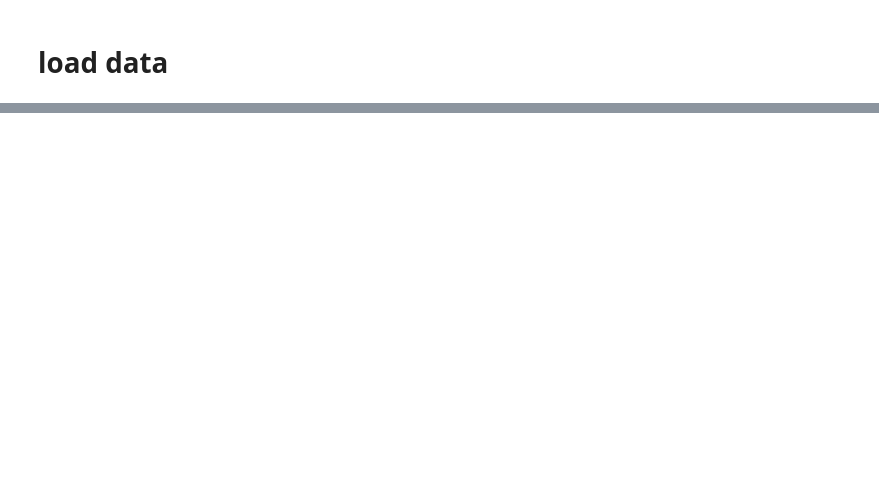
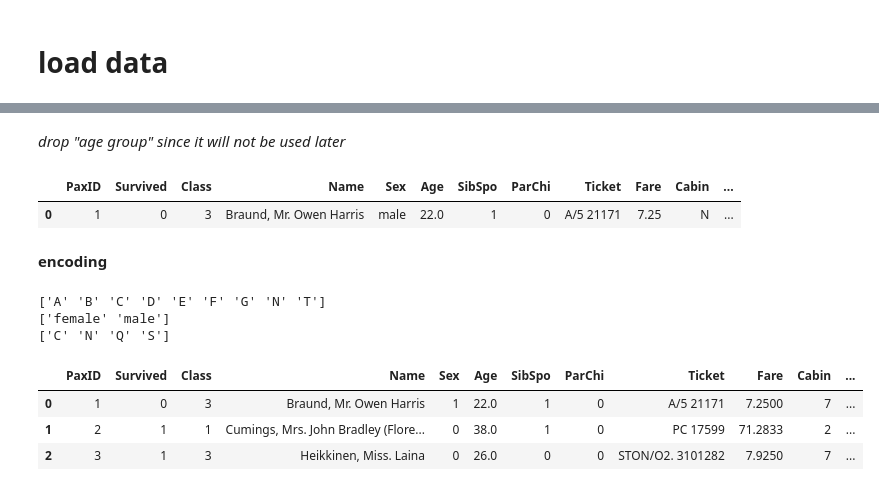
Before and after one commit to Tershire/Python_ML, a Jupyter notebook: S02/L045_titanic_survivor_prediction.ipynb, the cells around one changed output, grey strips where cells are left out. Cells and saved outputs as stored; diff of their text form; code cells hidden in the pictures; blank space fills up the shorter version.

```diff
--- a/S02/L045_titanic_survivor_prediction.ipynb
+++ b/S02/L045_titanic_survivor_prediction.ipynb
@@ -28,0 +195,35 @@ display(titanic_df)
+# %% [markdown]
+*drop "age group" since it will not be used later*
+# %%
+titanic_df.drop("AgeGroup", axis=1, inplace=True)
+display(titanic_df.head(1))
+# %% [output]
+|  | PaxID | Survived | Class | Name | Sex | Age | SibSpo | ParChi | Ticket | Fare | Cabin | ... |
+| 0 | 1 | 0 | 3 | Braund, Mr. Owen Harris | male | 22.0 | 1 | 0 | A/5 21171 | 7.25 | N | ... |
+# %% [markdown]
+**encoding**
+# %%
+from sklearn.preprocessing import LabelEncoder
+
+features_to_encode = ["Cabin", "Sex", "PortEmba"]
+
+def encode_features(df, features_to_encode):
+    encoder = LabelEncoder()
+    for feature in features_to_encode:
+        encoder.fit(df[feature])
+        df[feature] = encoder.transform(df[feature])
+
+        print(encoder.classes_)
+
+    return df
+
+titanic_df = encode_features(titanic_df, features_to_encode)
+display(titanic_df.head(3))
+# %% [output]
+['A' 'B' 'C' 'D' 'E' 'F' 'G' 'N' 'T']
+['female' 'male']
+['C' 'N' 'Q' 'S']
+|  | PaxID | Survived | Class | Name | Sex | Age | SibSpo | ParChi | Ticket | Fare | Cabin | ... |
+| 0 | 1 | 0 | 3 | Braund, Mr. Owen Harris | 1 | 22.0 | 1 | 0 | A/5 21171 | 7.2500 | 7 | ... |
+| 1 | 2 | 1 | 1 | Cumings, Mrs. John Bradley (Flore... | 0 | 38.0 | 1 | 0 | PC 17599 | 71.2833 | 2 | ... |
+| 2 | 3 | 1 | 3 | Heikkinen, Miss. Laina | 0 | 26.0 | 0 | 0 | STON/O2. 3101282 | 7.9250 | 7 | ... |
```
Also changed, not shown: parts of 22 cells of this notebook.
